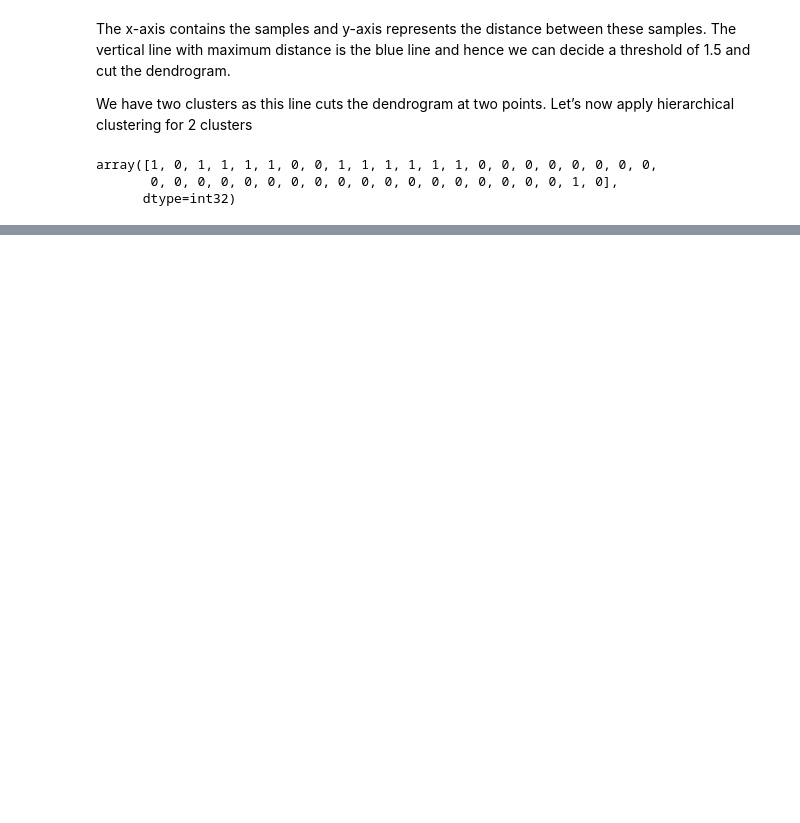
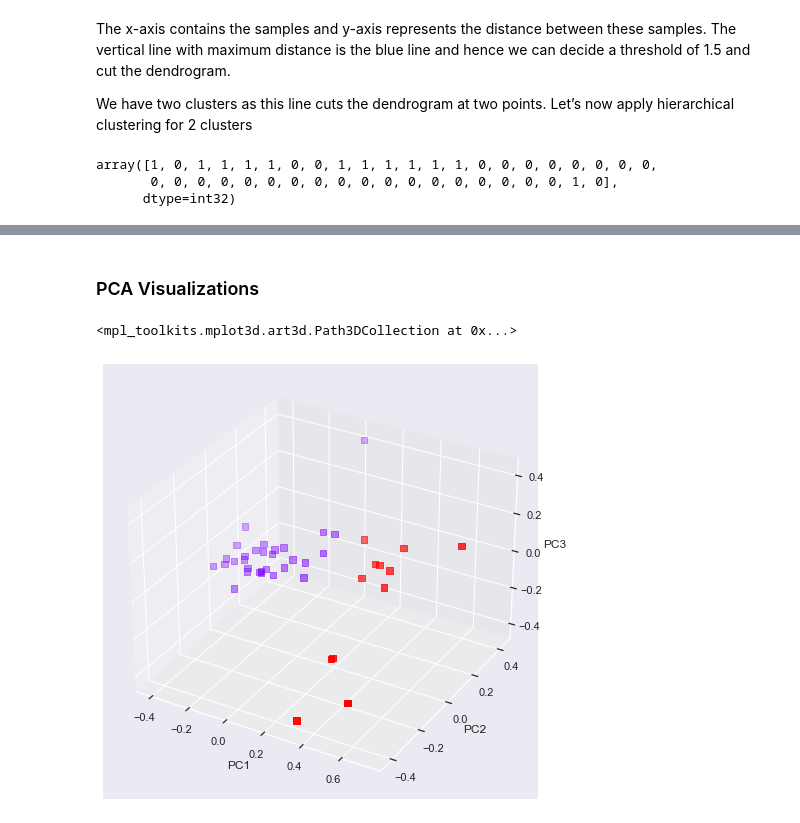
Before and after one commit to gbouzioto/data_mining_master_2020, a Jupyter notebook: exercise_3/crimes/crime.ipynb, the cells around one changed output, grey strips where cells are left out. Cells and saved outputs as stored; diff of their text form; code cells hidden in the pictures; blank space fills up the shorter version.

Commit message:
crimes notebook

```diff
--- a/exercise_3/crimes/crime.ipynb
+++ b/exercise_3/crimes/crime.ipynb
@@ -180,6 +185,6 @@ array([1, 0, 1, 1, 1, 1, 0, 0, 1, 1, 1, 1, 1, 1, 0, 0, 0, 0, 0, 0, 0, 0,
 # %%
 # Map crime names to their cluster.
 crimes_names = data_df["ΟΝΟΜΑ ΕΓΚΛΗΜΑΤΟΣ"].tolist()
-clusters = dict(zip(crimes_names, cluster.labels_))
+clusters = OrderedDict(zip(crimes_names, cluster.labels_))
 pprint(clusters)
 # %% [output]
@@ -202,0 +208,4 @@ pprint(clusters)
+# %%
+#Add the cluster vector to the DataFrame
+data_scaled["Cluster"] = list(clusters.values())
+data_scaled.head()
@@ -202,0 +223,10 @@ pprint(clusters)
+# %%
+from sklearn.decomposition import PCA
+#PCA with three principal components
+pca_3d = PCA(n_components=3)
+PCs_3d = pd.DataFrame(pca_3d.fit_transform(data_scaled.drop(["Cluster"], axis=1)))
+# Note that, above, we performed our PCA's on data that excluded the Cluster variable.
+PCs_3d.columns = ["PC1_3d", "PC2_3d", "PC3_3d"]
+# We concatenate the DataFrames so that they can be used by data_scaled as columns.
+data_scaled = pd.concat([data_scaled, PCs_3d], axis=1, join='inner')
+data_scaled.head()
@@ -202,0 +261,18 @@ pprint(clusters)
+# %% [markdown]
+### PCA Visualizations
+# %%
+fig = plt.figure(figsize=(14, 8))
+ax = fig.add_subplot(111, projection = '3d')
+
+x = PCs_3d['PC1_3d']
+y = PCs_3d['PC2_3d']
+z = PCs_3d['PC2_3d']
+
+ax.set_xlabel("PC1")
+ax.set_ylabel("PC2")
+ax.set_zlabel("PC3")
+
+ax.scatter(x, y, z, marker="s", c=data_scaled["Cluster"], s=40, cmap="rainbow")
+# %% [output]
+<mpl_toolkits.mplot3d.art3d.Path3DCollection at 0x...>
+[figure, added]
```
Also changed, not shown: parts of 11 cells of this notebook.
